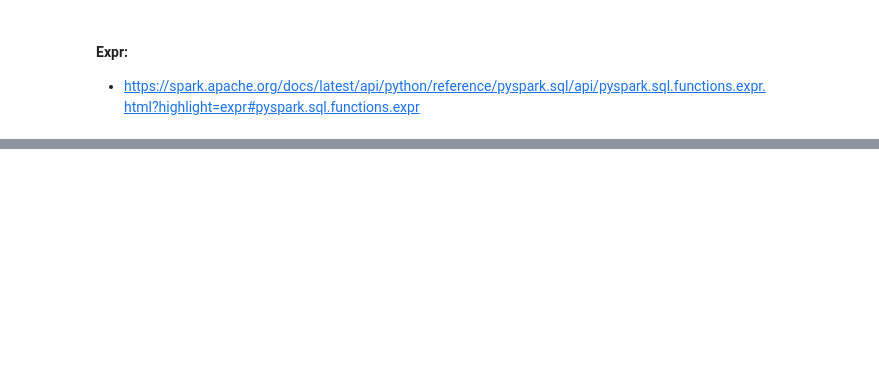
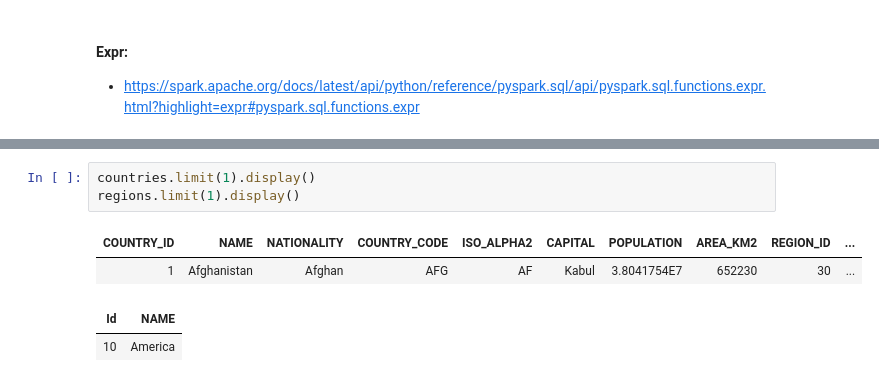
Before and after one commit to HristiyanIvanovski/SparkSQL-data-analysis-and-transformation, a Jupyter notebook: Data transformation.ipynb, the cells around one changed output, grey strips where cells are left out. Cells and saved outputs as stored; diff of their text form; blank space fills up the shorter version.

```diff
--- a/Data transformation.ipynb
+++ b/Data transformation.ipynb
@@ -264,0 +372,8 @@ countries.withColumn(
+# %%
+countries.limit(1).display()
+regions.limit(1).display()
+# %% [output]
+| COUNTRY_ID | NAME | NATIONALITY | COUNTRY_CODE | ISO_ALPHA2 | CAPITAL | POPULATION | AREA_KM2 | REGION_ID | ... |
+| 1 | Afghanistan | Afghan | AFG | AF | Kabul | 3.8041754E7 | 652230 | 30 | ... |
+| Id | NAME |
+| 10 | America |
```
Also changed, not shown: parts of 22 cells of this notebook.
